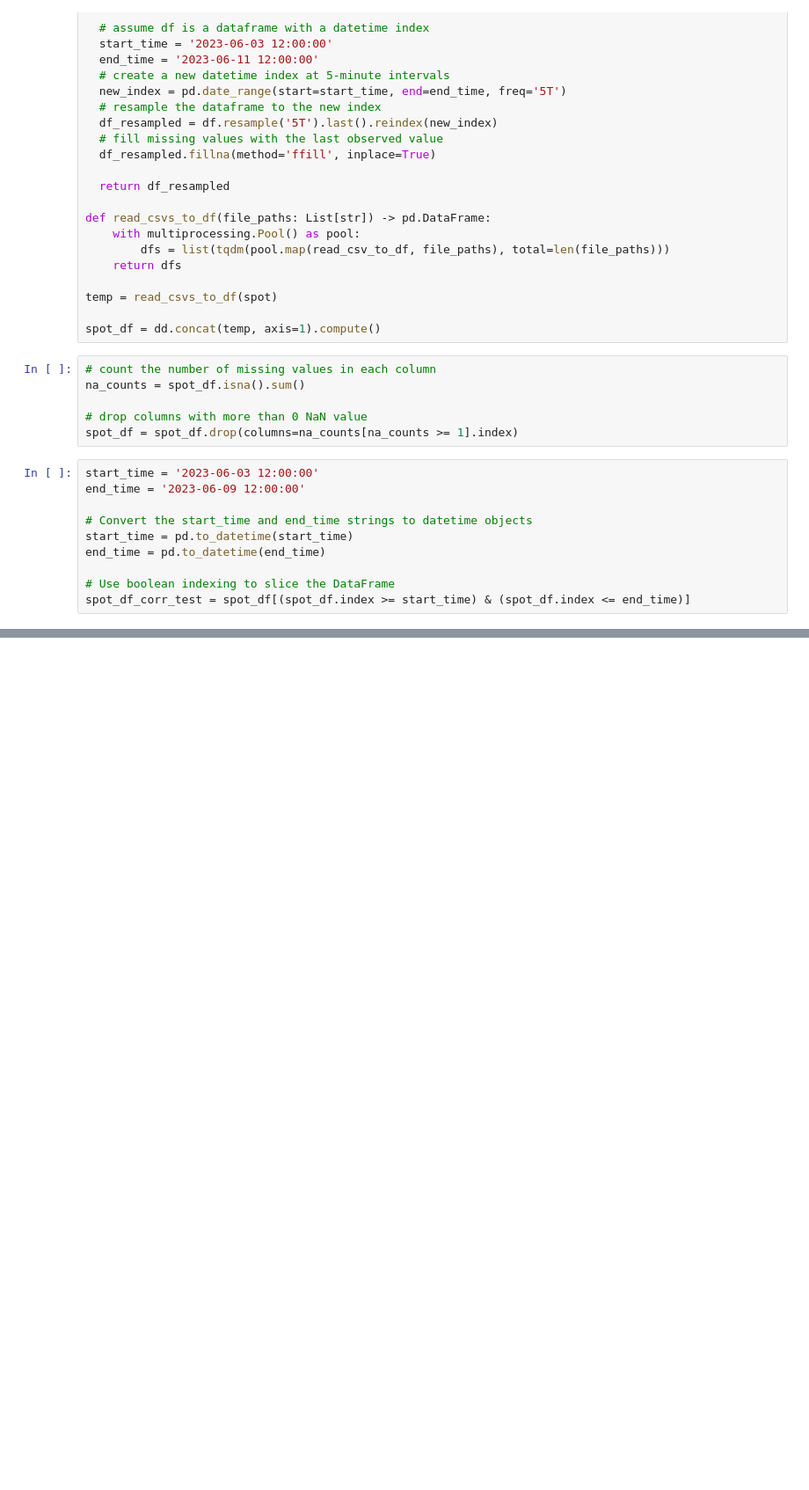
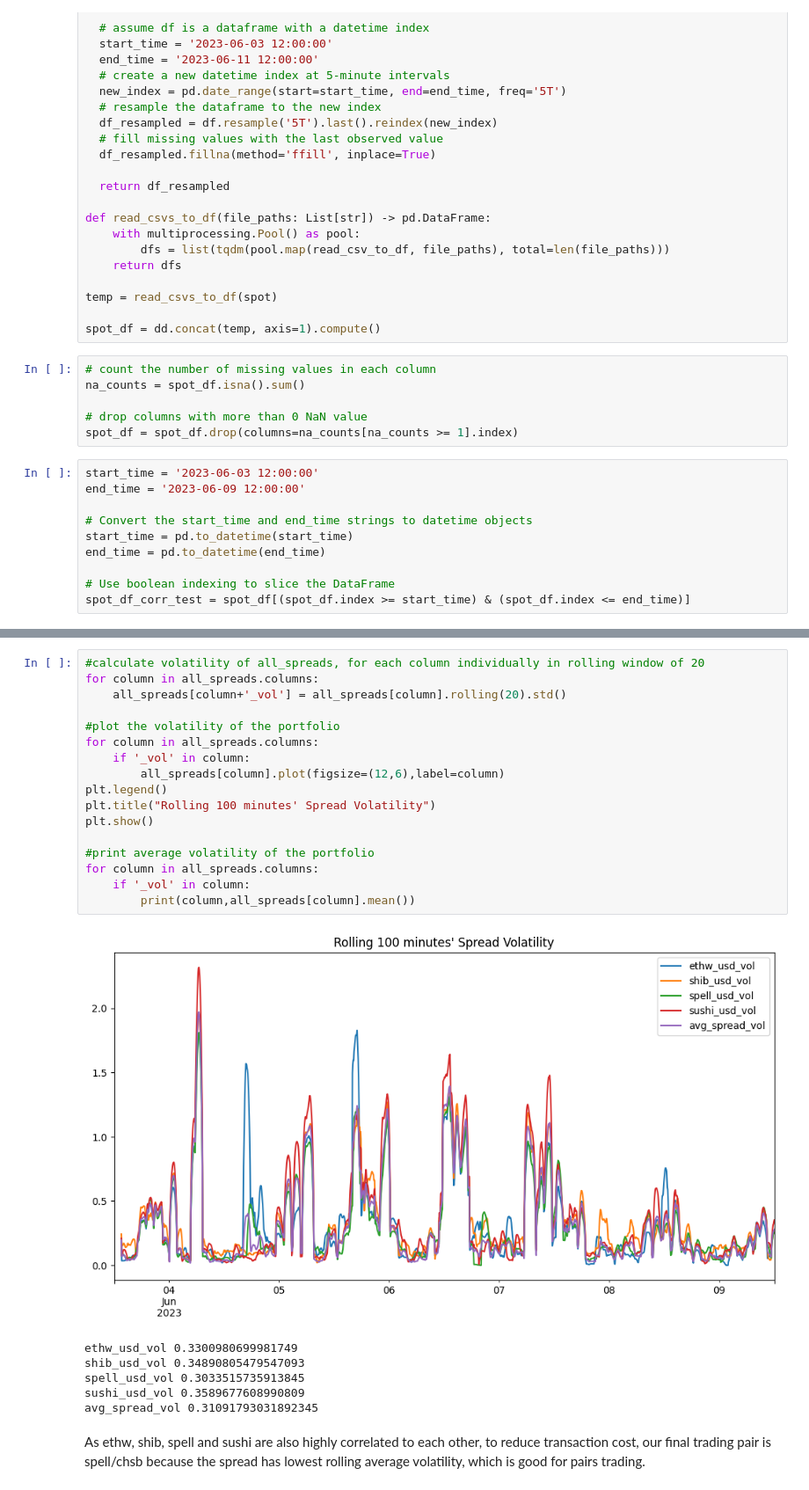
Before and after one commit to Hansen-chen/Crypto_Pairs-Trading-and-Event-Driven-Backtesting, a Jupyter notebook: crypto_strategy_and_backtest.ipynb, the cells around one changed output, grey strips where cells are left out. Shown: that part at 88% size. Cells and saved outputs as stored; diff of their text form; blank space fills up the shorter version.

```diff
--- a/crypto_strategy_and_backtest.ipynb
+++ b/crypto_strategy_and_backtest.ipynb
@@ -99,0 +156,26 @@ spot_df_corr_test = spot_df[(spot_df.index >= start_time) & (spot_df.index <= en
+# %%
+#calculate volatility of all_spreads, for each column individually in rolling window of 20
+for column in all_spreads.columns:
+    all_spreads[column+'_vol'] = all_spreads[column].rolling(20).std()
+
+#plot the volatility of the portfolio
+for column in all_spreads.columns:
+    if '_vol' in column:
+        all_spreads[column].plot(figsize=(12,6),label=column)
+plt.legend()
+plt.title("Rolling 100 minutes' Spread Volatility")
+plt.show()
+
+#print average volatility of the portfolio
+for column in all_spreads.columns:
+    if '_vol' in column:
+        print(column,all_spreads[column].mean())
+# %% [output]
+[figure, added]
+ethw_usd_vol 0.3300980699981749
+shib_usd_vol 0.34890805479547093
+spell_usd_vol 0.3033515735913845
+sushi_usd_vol 0.3589677608990809
+avg_spread_vol 0.31091793031892345
+# %% [markdown]
+As ethw, shib, spell and sushi are also highly correlated to each other, to reduce transaction cost, our final trading pair is spell/chsb because the spread has lowest rolling average volatility, which is good for pairs trading.
```
Also changed, not shown: parts of 6 cells of this notebook.
